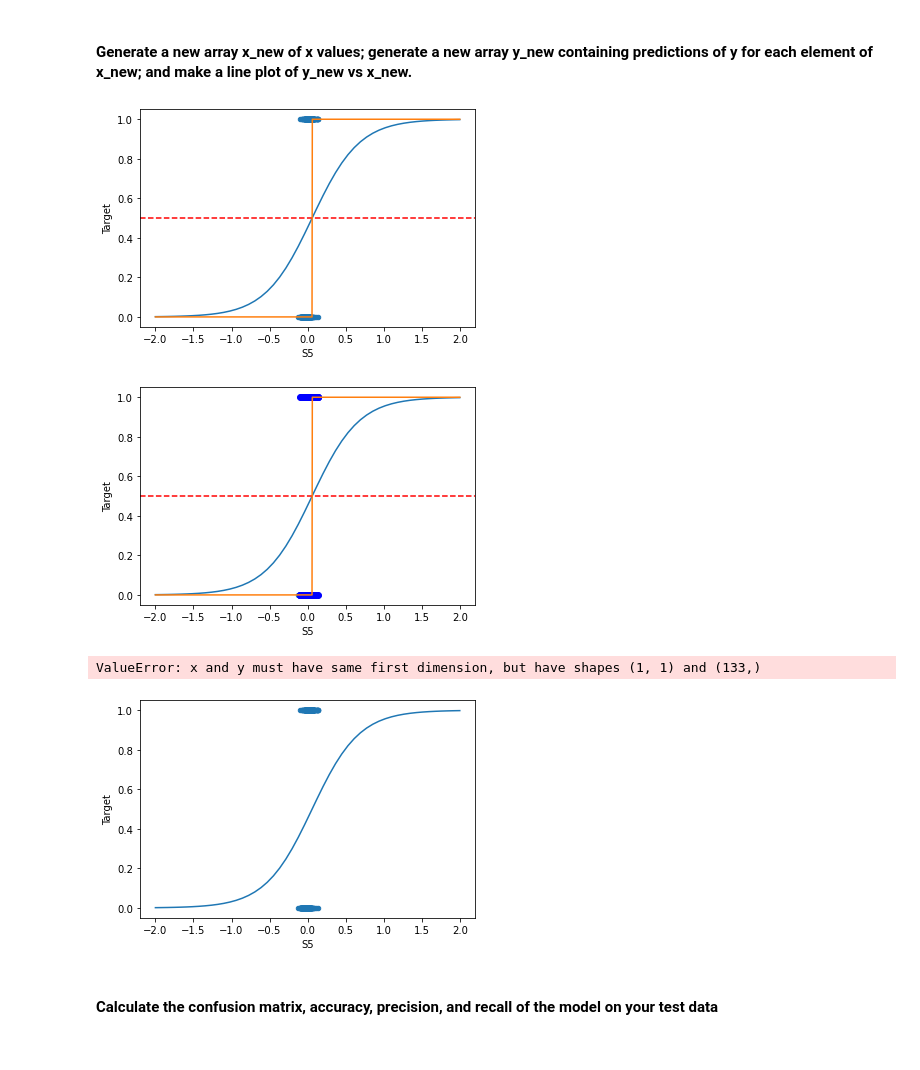
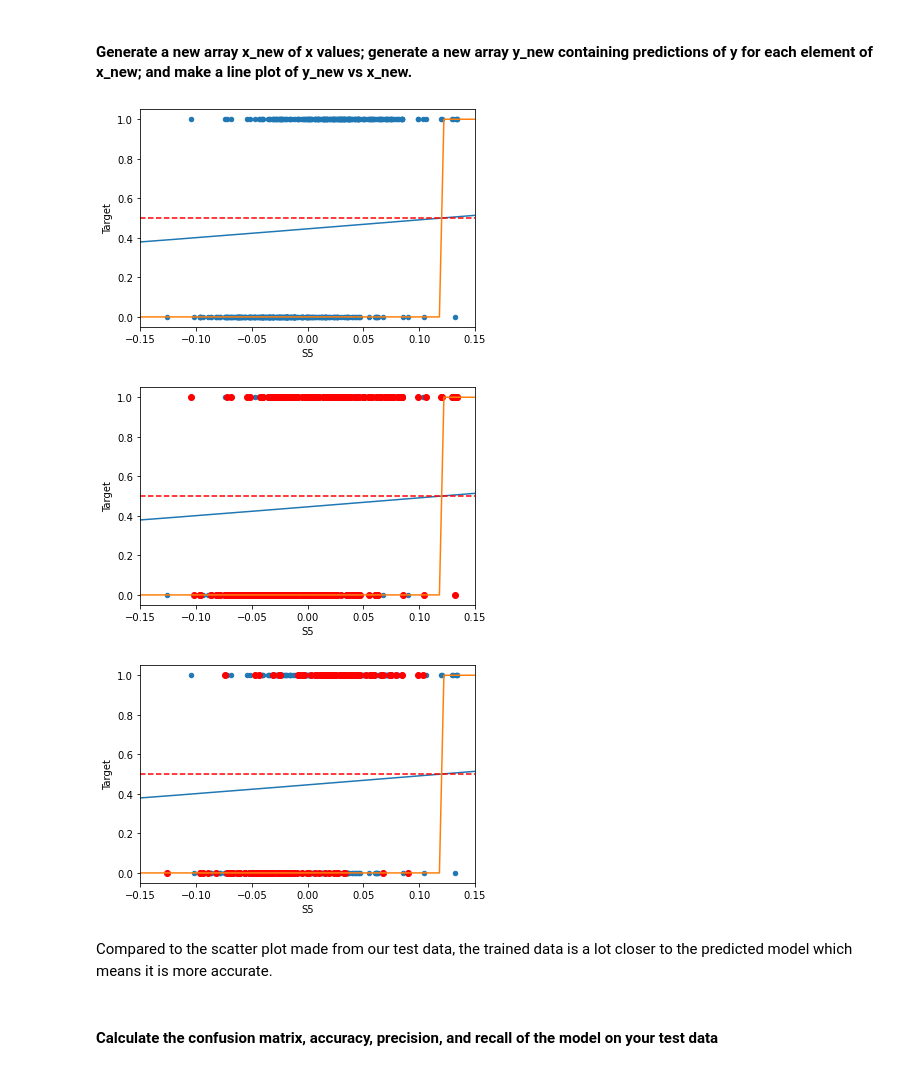
Before and after one commit to ygcha/DH150, a Jupyter notebook: Assignment3.ipynb, the cells around one changed output. Saved outputs shown, nothing was run; the diff lists cells and outputs as text; code cells hidden in the pictures.

```diff
--- a/Assignment3.ipynb
+++ b/Assignment3.ipynb
@@ -252,8 +252,8 @@ model.fit(x_test,y_test)
 LogisticRegression()
 # %%
 # Make a prediction
-x_test = [[300]]
-model.predict(x_test)
+variable = [[300]]
+model.predict(variable)
 # %% [output]
 array([1])
 # %%
@@ -284,11 +285,11 @@ print(model.coef_, model.intercept_)
 # Visualize what the predictions are for this model
 df9.plot.scatter(x='S5', y='Target')
 
-x_new = np.linspace(-2,2)
+x_new = np.linspace(-2,2,1000)
 x_new = x_new.reshape(-1,1)
 
 y_model = 1 / (1 + np.exp(-(model.intercept_ + model.coef_ * x_new)))
-y_pred = model.intercept_ + model.coef_ * x_new
+y_new = model.intercept_ + model.coef_ * x_new
 
 plt.plot(x_new, y_model)
 
@@ -297,58 +298,62 @@ plt.axhline(0.5,color='r',linestyle='--')
 x_new = np.linspace(-2,2,1000)
 x_new = x_new.reshape(-1,1)
 y_new = model.predict(x_new)
+plt.axis([-0.15, 0.15, -0.05, 1.05])
 plt.plot(x_new, y_new)
 
 plt.show()
 # %% [output]
-[figure, old version]
+[figure, new version]
 # %%
 # Compared with train
 df9.plot.scatter(x='S5', y='Target')
 
-x_new = np.linspace(-2,2)
+x_new = np.linspace(-2,2,1000)
 x_new = x_new.reshape(-1,1)
 
 y_model = 1 / (1 + np.exp(-(model.intercept_ + model.coef_ * x_new)))
-y_pred = model.intercept_ + model.coef_ * x_new
+y_new = model.intercept_ + model.coef_ * x_new
 
 plt.plot(x_new, y_model)
-plt.plot(x_train,y_train,'bo')
+plt.plot(x_train,y_train,'ro')
 
 plt.axhline(0.5,color='r',linestyle='--')
 
 x_new = np.linspace(-2,2,1000)
 x_new = x_new.reshape(-1,1)
 y_new = model.predict(x_new)
+plt.axis([-0.15, 0.15, -0.05, 1.05])
 plt.plot(x_new, y_new)
 
 plt.show()
 # %% [output]
-[figure, old version]
+[figure, new version]
 # %%
 # Compared with test
 df9.plot.scatter(x='S5', y='Target')
 
-x_new = np.linspace(-2,2)
+x_new = np.linspace(-2,2,1000)
 x_new = x_new.reshape(-1,1)
 
 y_model = 1 / (1 + np.exp(-(model.intercept_ + model.coef_ * x_new)))
-y_pred = model.intercept_ + model.coef_ * x_new
+y_new = model.intercept_ + model.coef_ * x_new
 
 plt.plot(x_new, y_model)
-plt.plot(x_test,y_test,'ko')
+plt.plot(x_test,y_test,'ro')
 
 plt.axhline(0.5,color='r',linestyle='--')
 
 x_new = np.linspace(-2,2,1000)
 x_new = x_new.reshape(-1,1)
 y_new = model.predict(x_new)
+plt.axis([-0.15, 0.15, -0.05, 1.05])
 plt.plot(x_new, y_new)
 
 plt.show()
 # %% [output]
-ValueError: x and y must have same first dimension, but have shapes (1, 1) and (133,)
-[figure, old version]
+[figure, new version]
+# %% [markdown]
+Compared to the scatter plot made from our test data, the trained data is a lot closer to the predicted model which means it is more accurate.
 # %% [markdown]
 #### Calculate the confusion matrix, accuracy, precision, and recall of the model on your test data
 # %%
```
Also changed, not shown: parts of 9 cells of this notebook.
